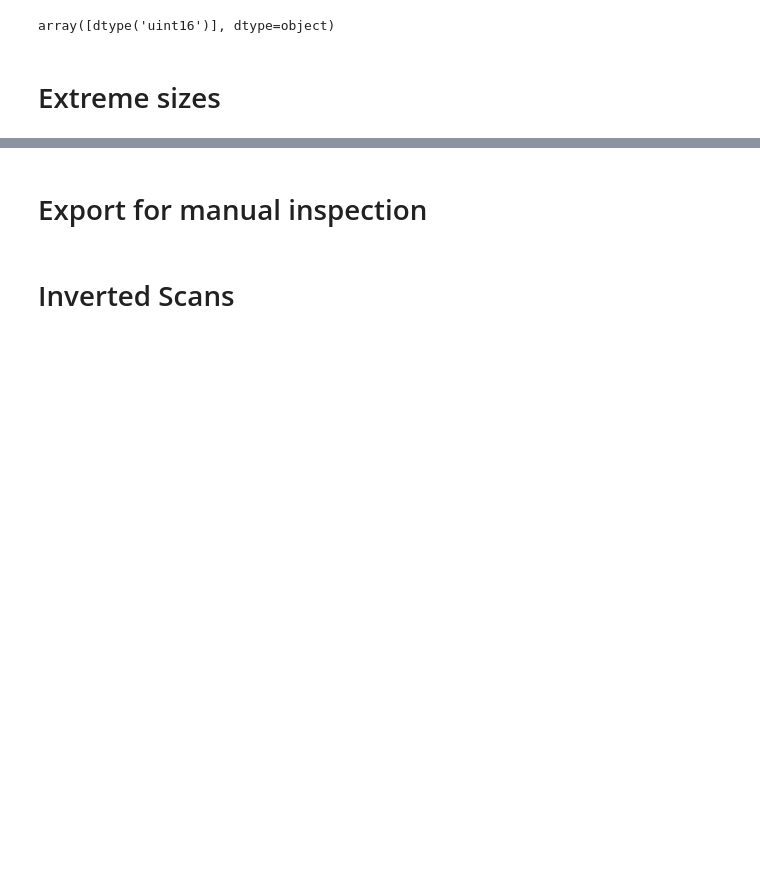
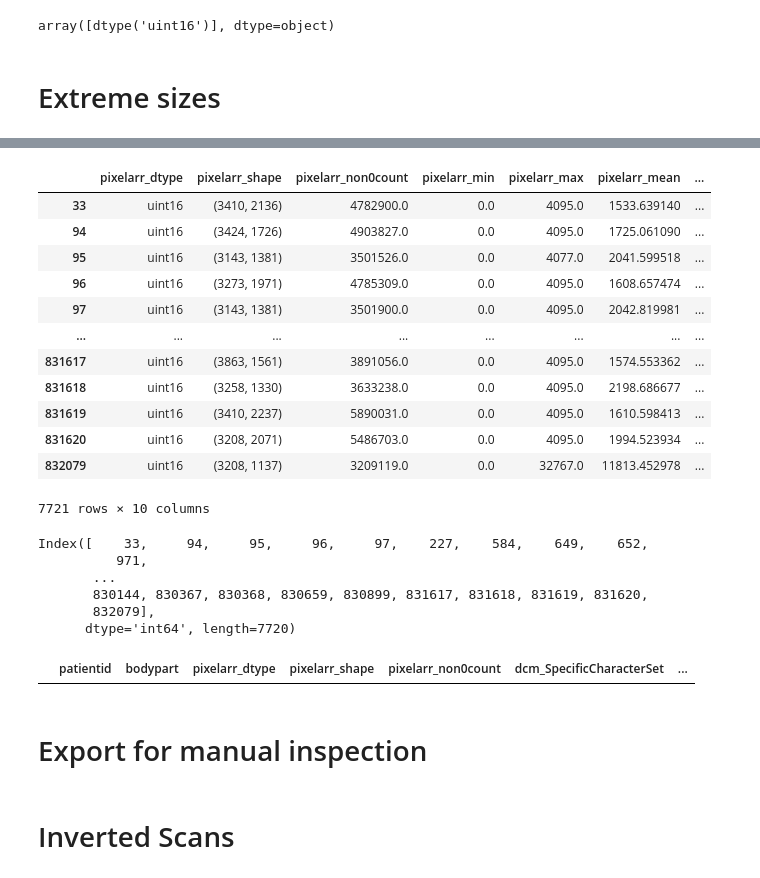
Before and after one commit to niklasbuehler/radiograph-pretraining, a Jupyter notebook: notebooks/Data Exploration.ipynb, the cells around one changed output, grey strips where cells are left out. Drawn from its saved outputs; the diff is of its cells as text; code cells hidden in the pictures; blank space fills up the shorter version.

```diff
--- a/notebooks/Data Exploration.ipynb
+++ b/notebooks/Data Exploration.ipynb
@@ -403,2 +403,29 @@ df.loc[df['pixelarr_shape'].apply(lambda shape: any(dim > inspect_size for dim i
 # %%
 inspect_item(397071)
+# %%
+inspect_size = 3072
+df.loc[df['pixelarr_shape'].apply(lambda shape: any(dim > inspect_size for dim in shape))][pixelarr_cols]
+# %% [output]
+|  | pixelarr_dtype | pixelarr_shape | pixelarr_non0count | pixelarr_min | pixelarr_max | pixelarr_mean | ... |
+| 33 | uint16 | (3410, 2136) | 4782900.0 | 0.0 | 4095.0 | 1533.639140 | ... |
+| 94 | uint16 | (3424, 1726) | 4903827.0 | 0.0 | 4095.0 | 1725.061090 | ... |
+| 95 | uint16 | (3143, 1381) | 3501526.0 | 0.0 | 4077.0 | 2041.599518 | ... |
+| 96 | uint16 | (3273, 1971) | 4785309.0 | 0.0 | 4095.0 | 1608.657474 | ... |
+| 97 | uint16 | (3143, 1381) | 3501900.0 | 0.0 | 4095.0 | 2042.819981 | ... |
+| ... | ... | ... | ... | ... | ... | ... | ... |
+| 831617 | uint16 | (3863, 1561) | 3891056.0 | 0.0 | 4095.0 | 1574.553362 | ... |
+| 831618 | uint16 | (3258, 1330) | 3633238.0 | 0.0 | 4095.0 | 2198.686677 | ... |
+| 831619 | uint16 | (3410, 2237) | 5890031.0 | 0.0 | 4095.0 | 1610.598413 | ... |
+| 831620 | uint16 | (3208, 2071) | 5486703.0 | 0.0 | 4095.0 | 1994.523934 | ... |
+| 832079 | uint16 | (3208, 1137) | 3209119.0 | 0.0 | 32767.0 | 11813.452978 | ... |
+7721 rows × 10 columns
+# %%
+drop_idx = df_clean.loc[df['pixelarr_shape'].apply(lambda shape: any(dim > inspect_size for dim in shape))].index
+drop_idx
+# %% [output]
+Index([    33,     94,     95,     96,     97,    227,    584,    649,    652,
+          971,
+       ...
+       830144, 830367, 830368, 830659, 830899, 831617, 831618, 831619, 831620,
+       832079],
+      dtype='int64', length=7720)
@@ -405,3 +434,7 @@ inspect_item(397071)
+# %%
+df_clean.loc[df['pixelarr_shape'].apply(lambda shape: any(dim > inspect_size for dim in shape))]
+# %% [output]
+|  | patientid | bodypart | pixelarr_dtype | pixelarr_shape | pixelarr_non0count | dcm_SpecificCharacterSet | ... |
 # %% [markdown]
 # Export for manual inspection
 # %%
```
Also changed, not shown: parts of 49 cells of this notebook.
